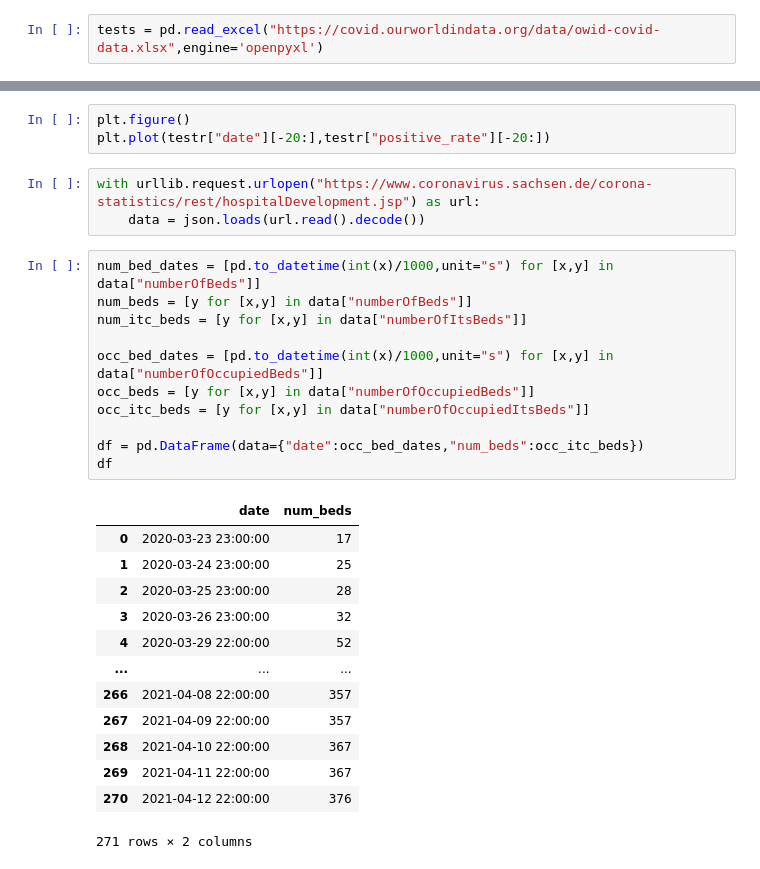
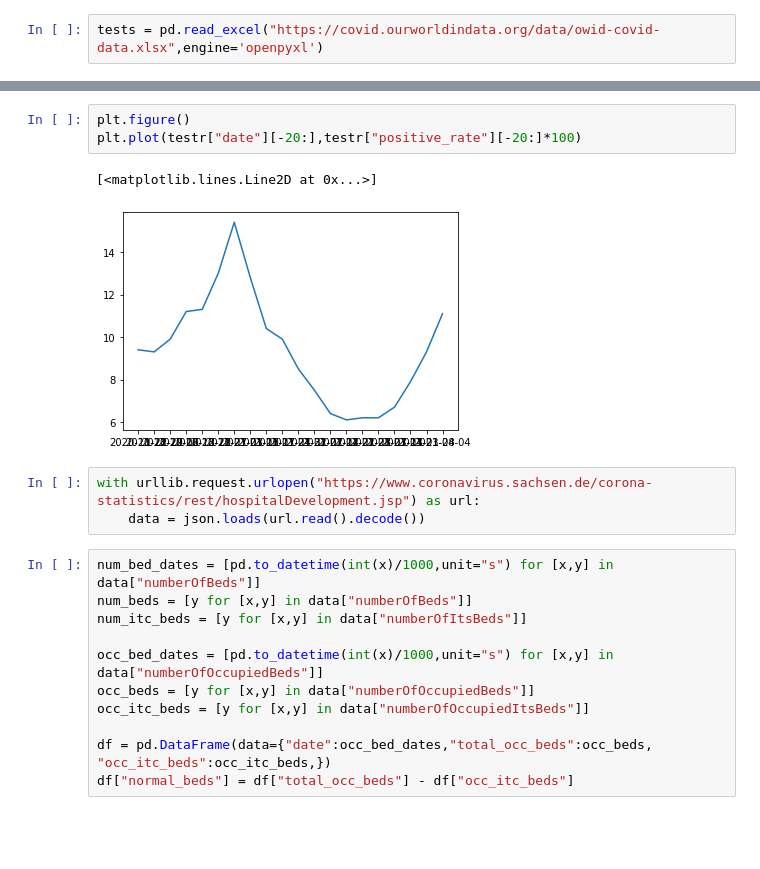
Before and after one commit to mkluge/covid-19, a Jupyter notebook: data/Michas Covid Plots.ipynb, the cells around one changed output, grey strips where cells are left out. Cells and saved outputs as stored; diff of their text form; blank space fills up the shorter version.

```diff
--- a/data/Michas Covid Plots.ipynb
+++ b/data/Michas Covid Plots.ipynb
@@ -174,6 +194,9 @@ testr = testsd[["date","positive_rate"]].copy()
 # %%
 plt.figure()
-plt.plot(testr["date"][-20:],testr["positive_rate"][-20:])
+plt.plot(testr["date"][-20:],testr["positive_rate"][-20:]*100)
+# %% [output]
+[<matplotlib.lines.Line2D at 0x...>]
+[figure, added]
 # %%
 with urllib.request.urlopen("https://www.coronavirus.sachsen.de/corona-statistics/rest/hospitalDevelopment.jsp") as url:
     data = json.loads(url.read().decode())
@@ -186,20 +209,6 @@ occ_bed_dates = [pd.to_datetime(int(x)/1000,unit="s") for [x,y] in data["numberO
 occ_beds = [y for [x,y] in data["numberOfOccupiedBeds"]]
 occ_itc_beds = [y for [x,y] in data["numberOfOccupiedItsBeds"]]
 
-df = pd.DataFrame(data={"date":occ_bed_dates,"num_beds":occ_itc_beds})
-df
+df = pd.DataFrame(data={"date":occ_bed_dates,"total_occ_beds":occ_beds, "occ_itc_beds":occ_itc_beds,})
+df["normal_beds"] = df["total_occ_beds"] - df["occ_itc_beds"]
-# %% [output]
-|  | date | num_beds |
-| 0 | 2020-03-23 23:00:00 | 17 |
-| 1 | 2020-03-24 23:00:00 | 25 |
-| 2 | 2020-03-25 23:00:00 | 28 |
-| 3 | 2020-03-26 23:00:00 | 32 |
-| 4 | 2020-03-29 22:00:00 | 52 |
-| ... | ... | ... |
-| 266 | 2021-04-08 22:00:00 | 357 |
-| 267 | 2021-04-09 22:00:00 | 357 |
-| 268 | 2021-04-10 22:00:00 | 367 |
-| 269 | 2021-04-11 22:00:00 | 367 |
-| 270 | 2021-04-12 22:00:00 | 376 |
-271 rows × 2 columns
 # %%
```
Also changed, not shown: parts of 5 cells of this notebook.
